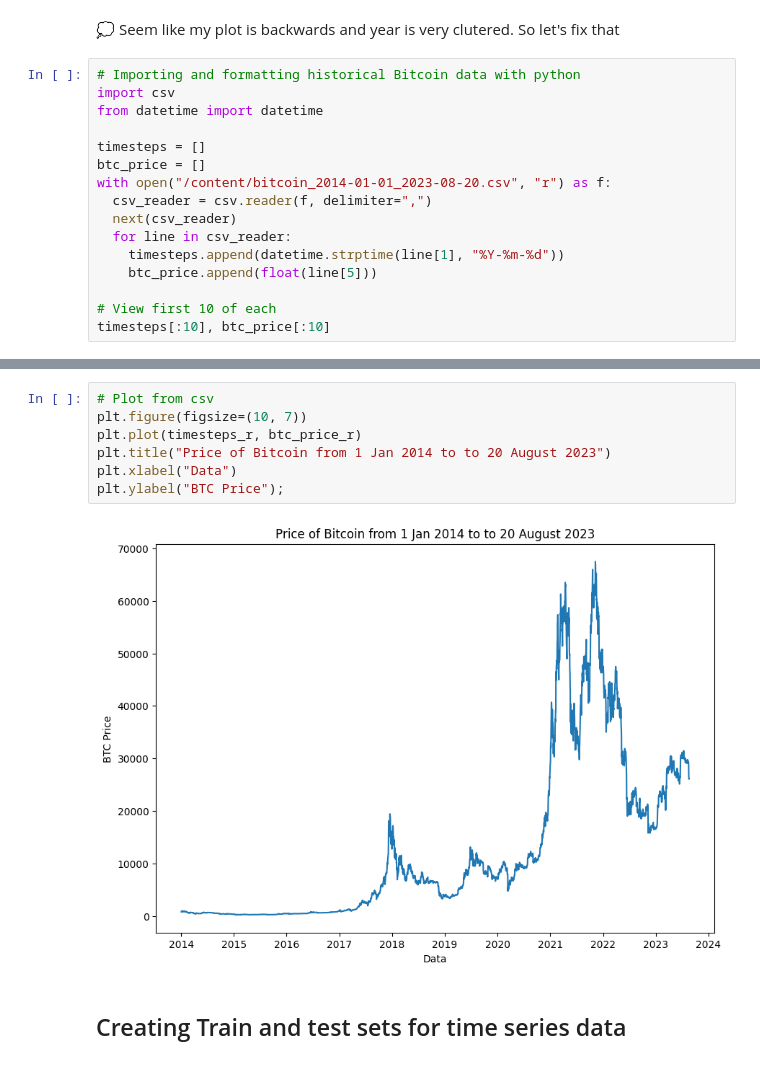
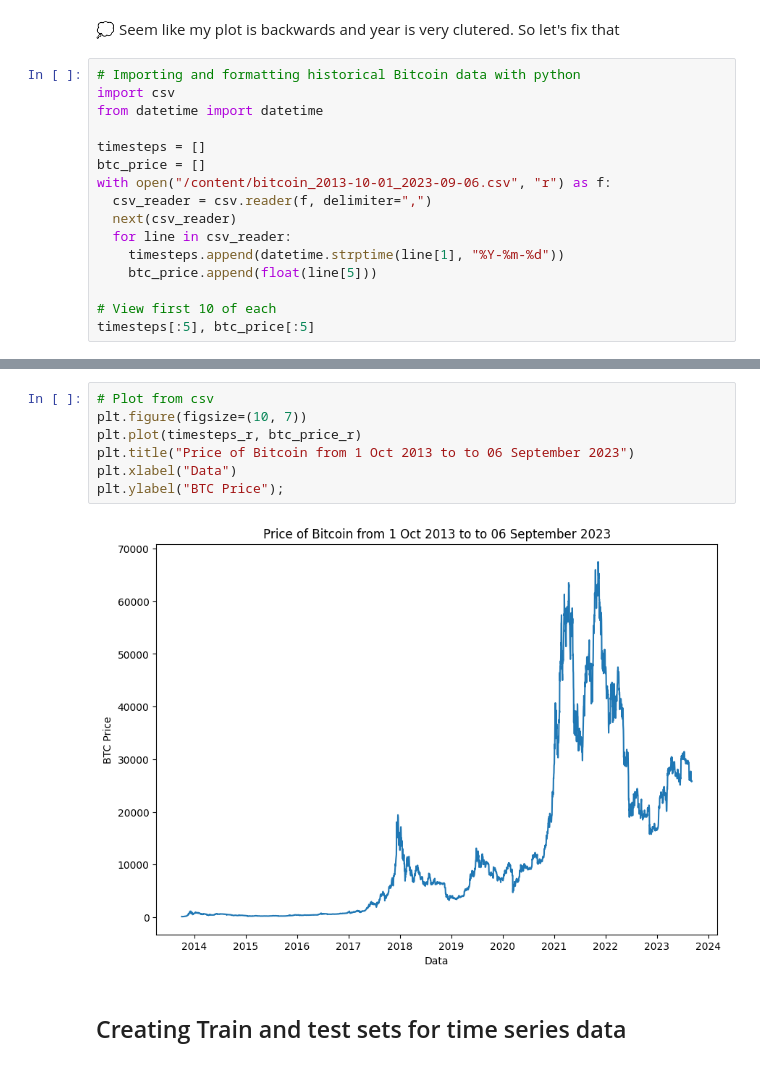
Before and after one commit to Casyvina/Tensorflow-projects, a Jupyter notebook: time_series_forcasts_bitcoin_prices.ipynb, the cells around one changed output, grey strips where cells are left out. Drawn from its saved outputs; the diff is of its cells as text.

```diff
--- a/time_series_forcasts_bitcoin_prices.ipynb
+++ b/time_series_forcasts_bitcoin_prices.ipynb
@@ -108,7 +117,7 @@ from datetime import datetime
 
 timesteps = []
 btc_price = []
-with open("/content/bitcoin_2014-01-01_2023-08-20.csv", "r") as f:
+with open("/content/bitcoin_2013-10-01_2023-09-06.csv", "r") as f:
   csv_reader = csv.reader(f, delimiter=",")
   next(csv_reader)
   for line in csv_reader:
@@ -116,5 +125,5 @@ with open("/content/bitcoin_2014-01-01_2023-08-20.csv", "r") as f:
     btc_price.append(float(line[5]))
 
 # View first 10 of each
-timesteps[:10], btc_price[:10]
+timesteps[:5], btc_price[:5]
 # %% [output]
@@ -167,12 +148,12 @@ timesteps_r[:10], btc_price_r[:10]
 # %%
 # Plot from csv
 plt.figure(figsize=(10, 7))
 plt.plot(timesteps_r, btc_price_r)
-plt.title("Price of Bitcoin from 1 Jan 2014 to to 20 August 2023")
+plt.title("Price of Bitcoin from 1 Oct 2013 to to 06 September 2023")
 plt.xlabel("Data")
 plt.ylabel("BTC Price");
 # %% [output]
-[figure, old version]
+[figure, new version]
 # %% [markdown]
 ## Creating Train and test sets for time series data
 # %%
```
Also changed, not shown: parts of 106 cells of this notebook.
